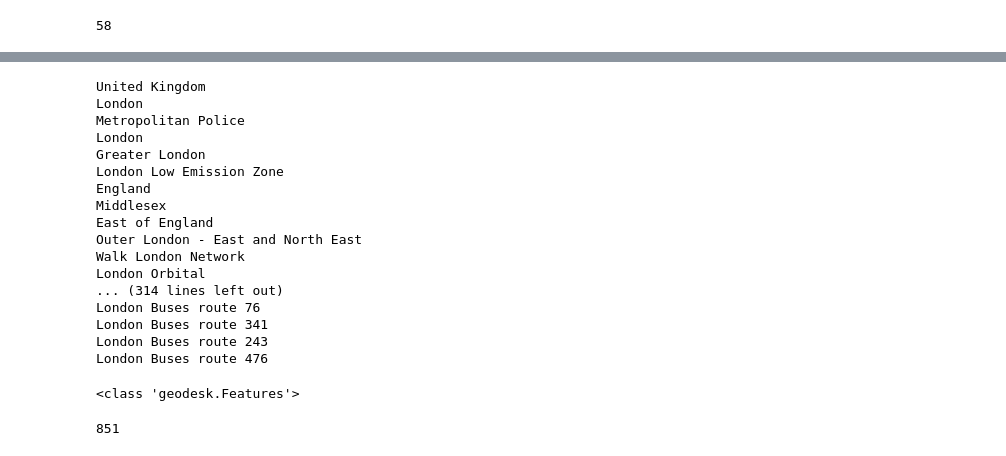
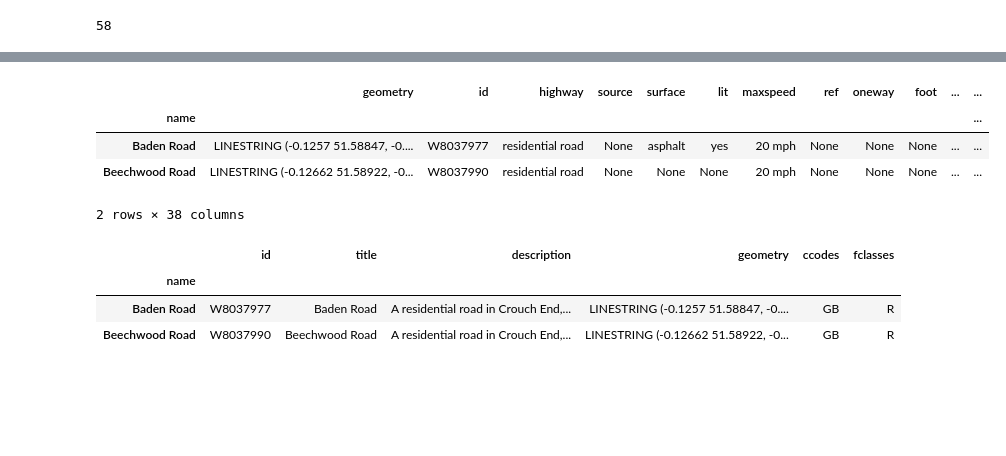
Before and after one commit to JoKent/campsbourne, a Jupyter notebook: street-extract-to-linked-places.ipynb, the cells around one changed output, grey strips where cells are left out. Cells and saved outputs as stored; diff of their text form; code cells hidden in the pictures; blank space fills up the shorter version.

Commit message:
amended description text

```diff
--- a/street-extract-to-linked-places.ipynb
+++ b/street-extract-to-linked-places.ipynb
@@ -12,7 +13,19 @@ streets = london("w[highway][name]")
 campsbourne_bounds = Box(
     west=-0.128, south=51.587,
     east=-0.116, north=51.591)
+coords = (51.587,-0.128),(51.591,-0.116)
+thisyear = date.today().year
+source = "https://www.openstreetmap.org/"
+url = "https://campsbourne.uk/memorymapper/"
 features_in_campsbourne = london(campsbourne_bounds)
 features_in_campsbourne.count
 # %% [output]
 2588
+# %%
+# get area data from coordinates
+codes = rg.search(coords)
+cc = codes[0]['cc']
+area = codes[0]['name']
+widerarea = codes[0]['admin2']
+country = codes[0]['admin1']
+print(cc, codes)
@@ -133,29 +40,0 @@ None
-# %%
-for i in c_rels:
-    print(i.name)
-# %% [output]
-United Kingdom
-London
-Metropolitan Police
-London
-Greater London
-London Low Emission Zone
-England
-Middlesex
-East of England
-Outer London - East and North East
-Walk London Network
-London Orbital
-... (314 lines left out)
-London Buses route 76
-London Buses route 341
-London Buses route 243
-London Buses route 476
-# %%
-print(type(c_nodes))
-# %% [output]
-<class 'geodesk.Features'>
-# %%
-c_streets.count
-# %% [output]
-851
@@ -173,0 +46,25 @@ croads.geojson.save('croads')
+# %%
+# duplicate index (roadname) column as title, then select needed fields to create df, amend road types to include 'road'
+croadsdf['title'] = croadsdf.index
+croadsdf['ccodes'] = cc
+croadsdf['fclasses'] = "R"
+croadsdf.loc[croadsdf['highway'] == 'residential', 'highway'] = 'residential road'
+croadsdf.loc[croadsdf['highway'] == 'primary', 'highway'] = 'primary road'
+croadsdf.loc[croadsdf['highway'] == 'tertiary', 'highway'] = 'tertiary road'
+croadsdf.head(2)
+# %% [output]
+|  | geometry | id | highway | source | surface | lit | maxspeed | ref | oneway | foot | ... | ... |
+| name |  |  |  |  |  |  |  |  |  |  |  | ... |
+| Baden Road | LINESTRING (-0.1257 51.58847, -0.... | W8037977 | residential road | None | asphalt | yes | 20 mph | None | None | None | ... | ... |
+| Beechwood Road | LINESTRING (-0.12662 51.58922, -0... | W8037990 | residential road | None | None | None | 20 mph | None | None | None | ... | ... |
+2 rows × 38 columns
+# %%
+# add in a description of the road
+croadsdf['description'] = "A "+croadsdf['highway']+" in "+area+", "+widerarea+", "+country
+croadslpdf = croadsdf[['id','title','description','geometry','ccodes','fclasses']]
+croadslpdf.head(2)
+# %% [output]
+|  | id | title | description | geometry | ccodes | fclasses |
+| name |  |  |  |  |  |  |
+| Baden Road | W8037977 | Baden Road | A residential road in Crouch End,... | LINESTRING (-0.1257 51.58847, -0.... | GB | R |
+| Beechwood Road | W8037990 | Beechwood Road | A residential road in Crouch End,... | LINESTRING (-0.12662 51.58922, -0... | GB | R |
```
Also changed, not shown: parts of 24 cells of this notebook.
